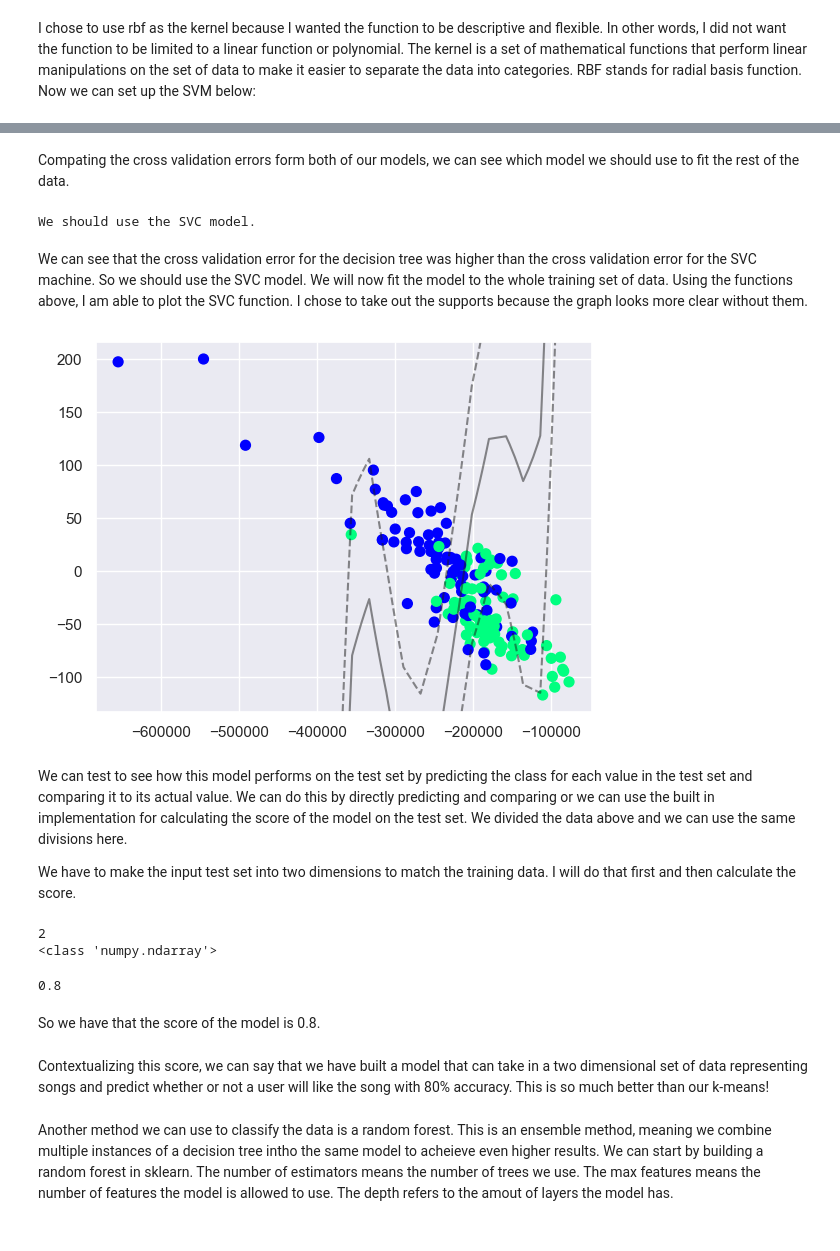
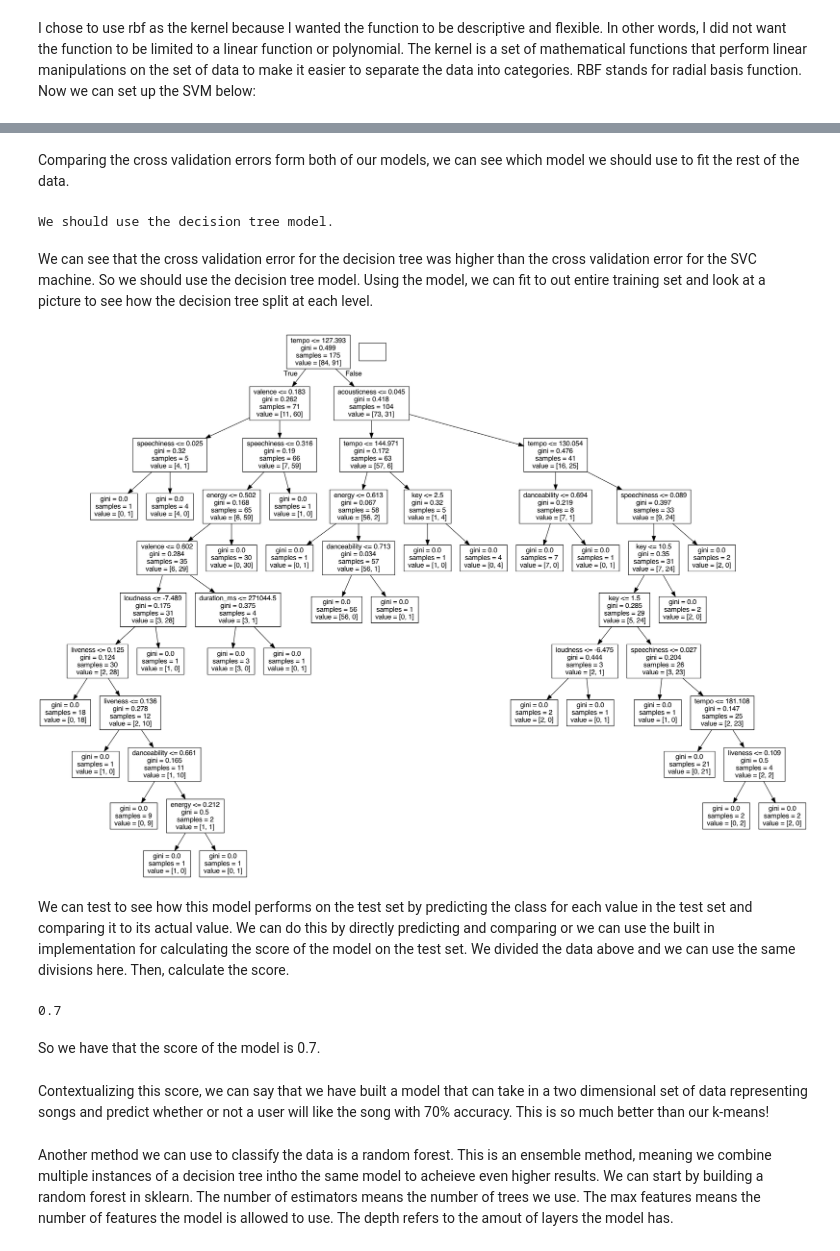
Before and after one commit to dorothyaddie/machine-learning-portfolio, a Jupyter notebook: final-portfolio/comparing-models/comparing_models.ipynb, the cells around one changed output, grey strips where cells are left out. Saved outputs shown, nothing was run; the diff lists cells and outputs as text; code cells hidden in the pictures.

```diff
--- a/final-portfolio/comparing-models/comparing_models.ipynb
+++ b/final-portfolio/comparing-models/comparing_models.ipynb
@@ -184,49 +182,35 @@ clf_cv_mean
 # %% [markdown]
-Compating the cross validation errors form both of our models, we can see which model we should use to fit the rest of the data.
+Comparing the cross validation errors form both of our models, we can see which model we should use to fit the rest of the data.
 # %%
 if clf_cv_mean < dt_cv_mean:
+    print("We should use the decision tree model.")
+else:
     print("We should use the SVC model.")
-else:
-    print("We should use the decision tree model.")
 # %% [output]
-We should use the SVC model.
+We should use the decision tree model.
 # %% [markdown]
-We can see that the cross validation error for the decision tree was higher than the cross validation error for the SVC machine. So we should use the SVC model. We will now fit the model to the whole training set of data. Using the functions above, I am able to plot the SVC function. I chose to take out the supports because the graph looks more clear without them.
+We can see that the cross validation error for the decision tree was higher than the cross validation error for the SVC machine. So we should use the decision tree model. Using the model, we can fit to out entire training set and look at a picture to see how the decision tree split at each level.
-# %%
-clf.fit(song_in_train_two, song_out_train)
-
-plt.scatter(song_in_train_two[:, 0], song_in_train_two[:, 1], c=song_out_train, s=50, cmap='winter')
-plot_svc_decision_function(clf, plot_support=False)
-# %% [output]
-[figure, removed]
+# %%
+dt.fit(song_in_train, song_out_train)
+
+dot_data = StringIO()
+
+export_graphviz(dt, out_file=dot_data, feature_names=var_names)
+(dt_vis, ) = graph_from_dot_data(dot_data.getvalue())
+
+Image(dt_vis.create_png())
+# %% [output]
+[figure, added]
 # %% [markdown]
-We can test to see how this model performs on the test set by predicting the class for each value in the test set and comparing it to its actual value. We can do this by directly predicting and comparing or we can use the built in implementation for calculating the score of the model on the test set. We divided the data above and we can use the same divisions here.
-
-We have to make the input test set into two dimensions to match the training data. I will do that first and then calculate the score.
+We can test to see how this model performs on the test set by predicting the class for each value in the test set and comparing it to its actual value. We can do this by directly predicting and comparing or we can use the built in implementation for calculating the score of the model on the test set. We divided the data above and we can use the same divisions here. Then, calculate the score.
-# %%
-#song_in_train, song_in_test, song_out_train, song_out_test
-
-#Performing data reduction (sources from lab 6)
-R,T,Qt = np.linalg.svd(song_in_test,full_matrices=True)
-umax = T.shape[0]
-np.allclose(song_in_test, np.dot(R[:, :umax] * T, Qt))
-song_in_test_two = R[:, :2] * T[:2]
-
-
-#Checking our work
-print(song_in_test_two.shape[1])
-print(type(song_in_test_two))
-
-
-clf.score(song_in_test_two, song_out_test)
-# %% [output]
-2
-<class 'numpy.ndarray'>
-0.8
+# %%
+dt.score(song_in_test, song_out_test)
+# %% [output]
+0.7
 # %% [markdown]
-So we have that the score of the model is 0.8.
+So we have that the score of the model is 0.7.
 # %% [markdown]
-Contextualizing this score, we can say that we have built a model that can take in a two dimensional set of data representing songs and predict whether or not a user will like the song with 80% accuracy. This is so much better than our k-means!
+Contextualizing this score, we can say that we have built a model that can take in a two dimensional set of data representing songs and predict whether or not a user will like the song with 70% accuracy. This is so much better than our k-means!
 # %% [markdown]
 Another method we can use to classify the data is a random forest. This is an ensemble method, meaning we combine multiple instances of a decision tree intho the same model to acheieve even higher results. We can start by building a random forest in sklearn. The number of estimators means the number of trees we use. The max features means the number of features the model is allowed to use. The depth refers to the amout of layers the model has.
 # %%
```
Also changed, not shown: parts of 15 cells of this notebook.
